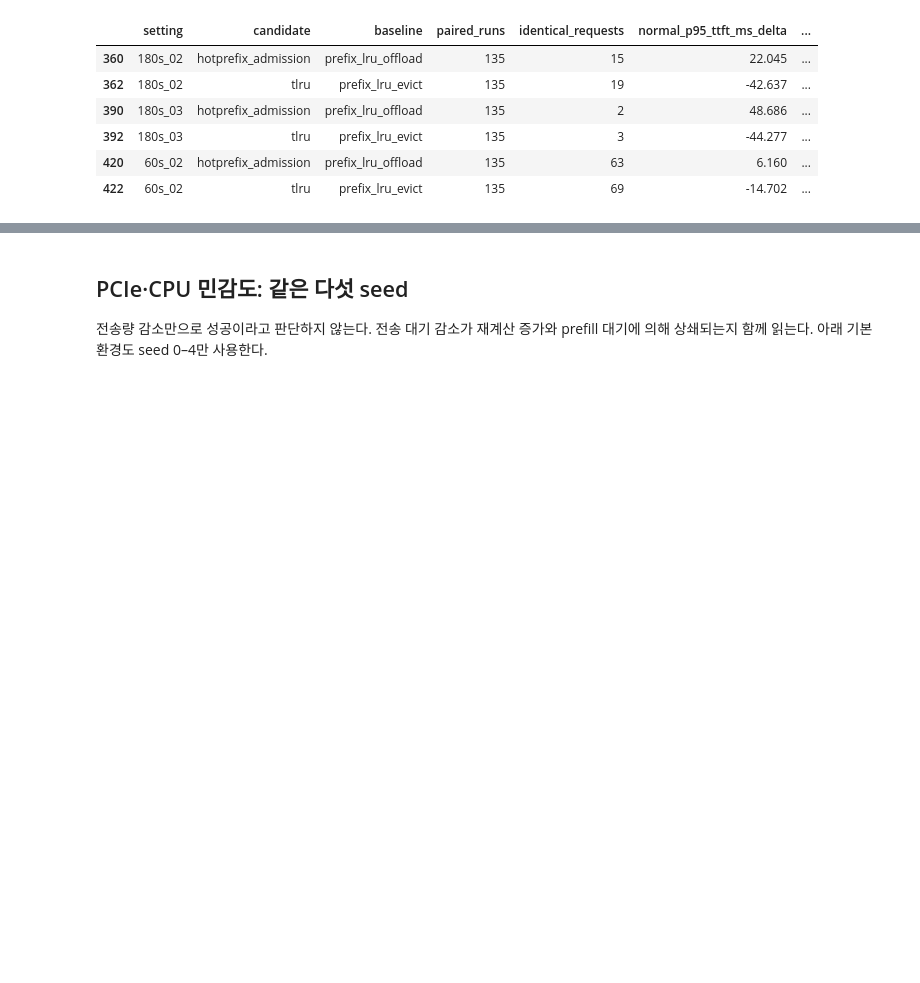
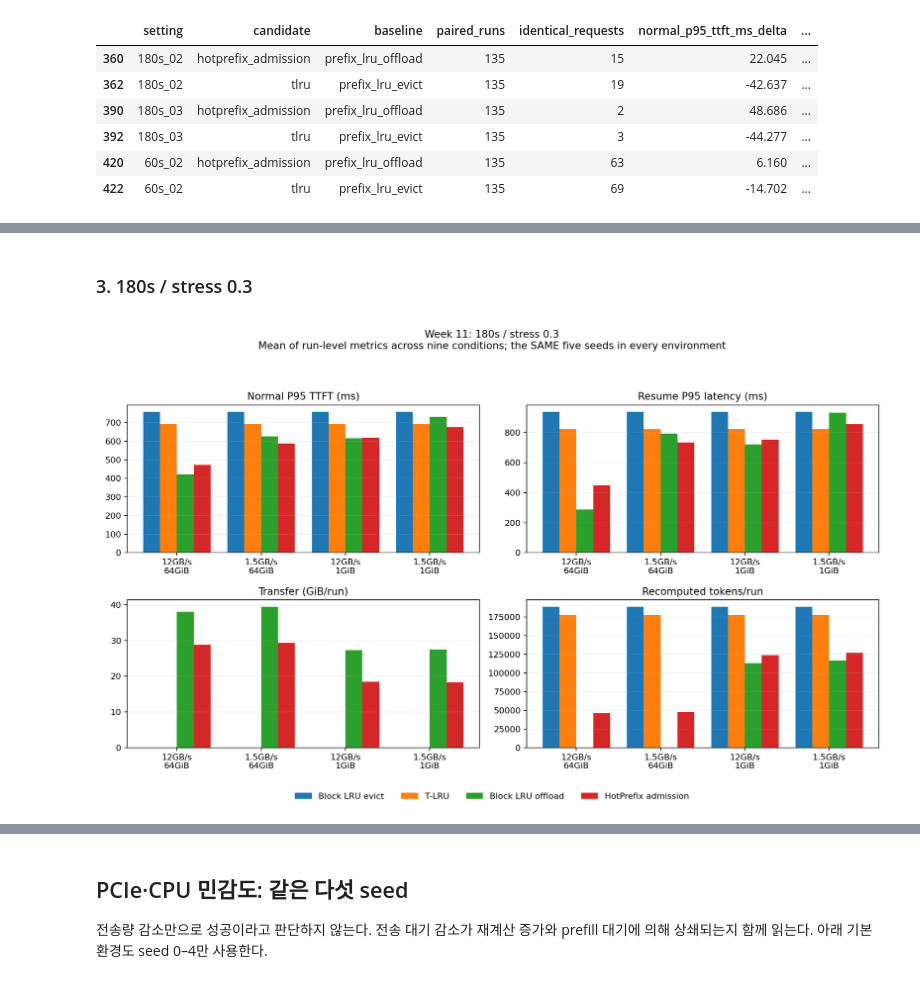
Before and after one commit to yspark9720/kv-bench, a Jupyter notebook: notebooks/week11_policy_review.ipynb, the cells around one changed output, grey strips where cells are left out. Saved outputs shown, nothing was run; the diff lists cells and outputs as text; code cells hidden in the pictures; blank space fills up the shorter version.

```diff
--- a/notebooks/week11_policy_review.ipynb
+++ b/notebooks/week11_policy_review.ipynb
@@ -93,0 +157,6 @@ display(Image(filename=str(ROOT / "docs/figures/week11_policy_comparison.png")))
+# %% [markdown]
+### 3. 180s / stress 0.3
+# %%
+display(Image(filename=str(figure_paths[2])))
+# %% [output]
+[figure, added]
```
Also changed, not shown: parts of 10 cells of this notebook, 53 other files.
